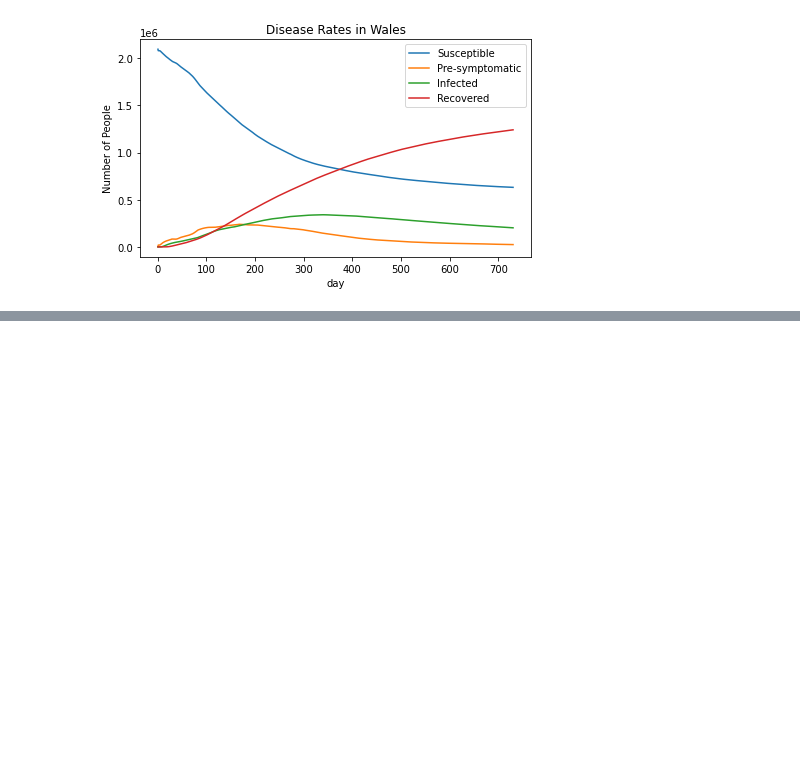
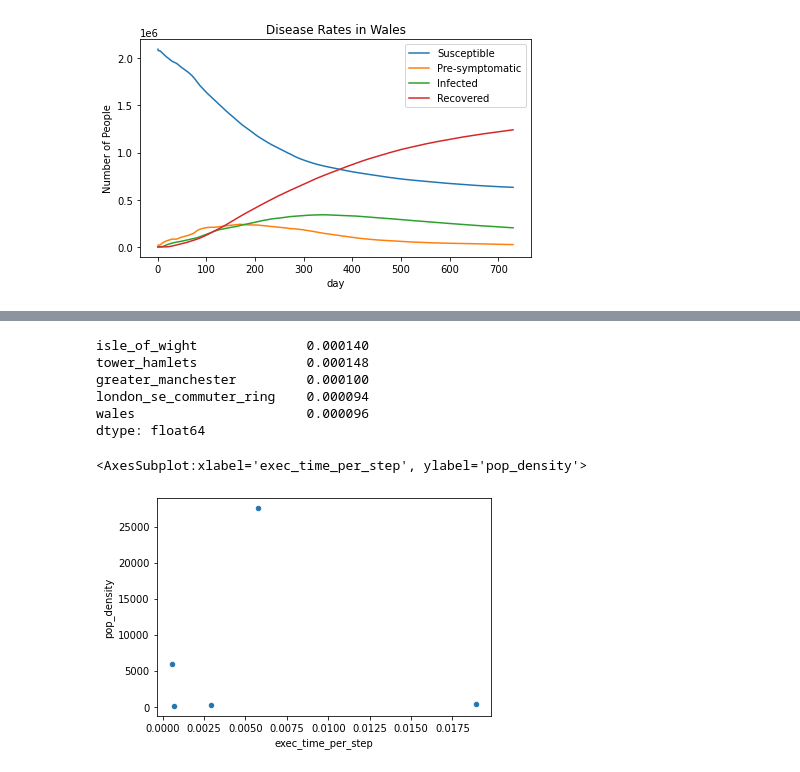
Before and after one commit to Alfred-Mountfield/outbreak-sim, a Jupyter notebook: python/report_analysis/report_reader.ipynb, the cells around one changed output, grey strips where cells are left out. Drawn from its saved outputs; the diff is of its cells as text; code cells hidden in the pictures; blank space fills up the shorter version.

```diff
--- a/python/report_analysis/report_reader.ipynb
+++ b/python/report_analysis/report_reader.ipynb
@@ -127,0 +127,14 @@ stats
+# %%
+stats['total_exec_time'] / stats['num_agents']
+# %% [output]
+isle_of_wight              0.000140
+tower_hamlets              0.000148
+greater_manchester         0.000100
+london_se_commuter_ring    0.000094
+wales                      0.000096
+dtype: float64
+# %%
+stats[['pop_density', 'exec_time_per_step']].plot(x='exec_time_per_step', y='pop_density', kind='scatter')
+# %% [output]
+<AxesSubplot:xlabel='exec_time_per_step', ylabel='pop_density'>
+[figure, added]
```
Also changed, not shown: parts of 5 cells of this notebook, 1 other file.
